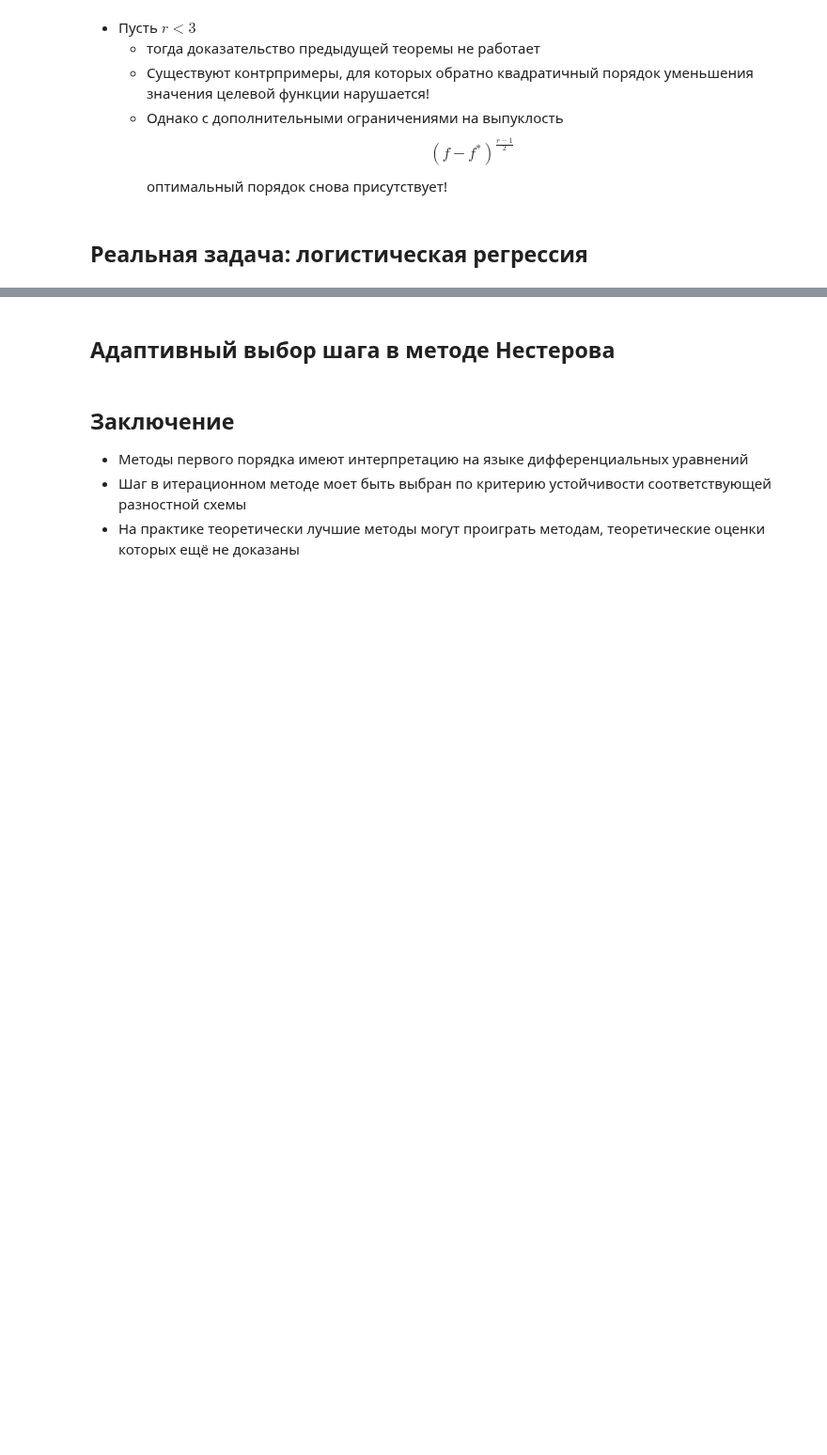
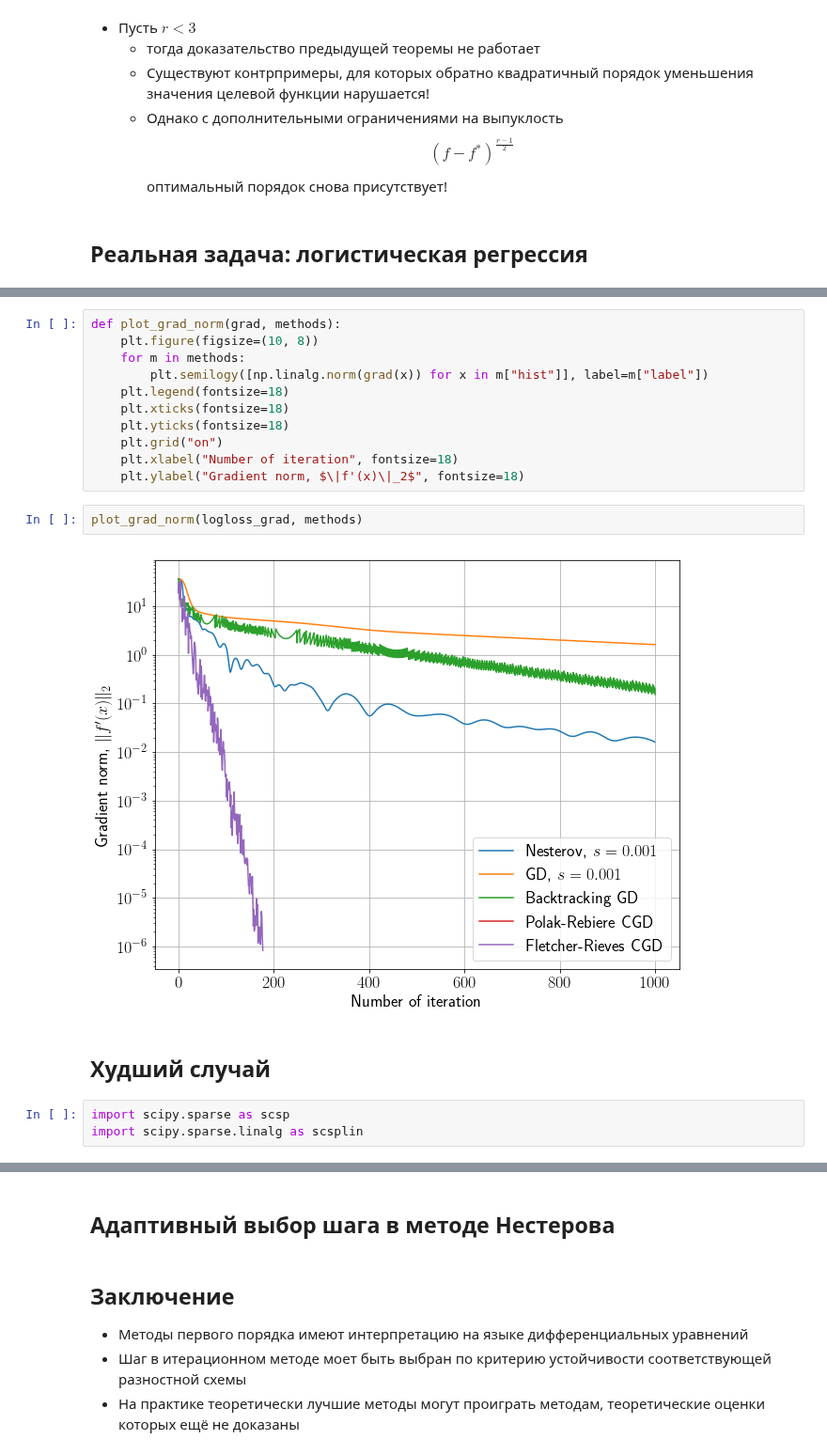
Before and after one commit to amkatrutsa/optimization_course, a Jupyter notebook: ODE4NesterovAcc/ODE4NesterovAcc.ipynb, the cells around one changed output, grey strips where cells are left out. Shown at 94% size. Saved outputs shown, nothing was run; the diff lists cells and outputs as text; blank space fills up the shorter version.

```diff
--- a/ODE4NesterovAcc/ODE4NesterovAcc.ipynb
+++ b/ODE4NesterovAcc/ODE4NesterovAcc.ipynb
@@ -438,0 +486,20 @@ Polak-Rebiere CGD: f* = 0.559888997883, accuracy = 0.725
+# %%
+def plot_grad_norm(grad, methods):
+    plt.figure(figsize=(10, 8))
+    for m in methods:
+        plt.semilogy([np.linalg.norm(grad(x)) for x in m["hist"]], label=m["label"])
+    plt.legend(fontsize=18)
+    plt.xticks(fontsize=18)
+    plt.yticks(fontsize=18)
+    plt.grid("on")
+    plt.xlabel("Number of iteration", fontsize=18)
+    plt.ylabel("Gradient norm, $\|f'(x)\|_2$", fontsize=18)
+# %%
+plot_grad_norm(logloss_grad, methods)
+# %% [output]
+[figure, added]
+# %% [markdown]
+## Худший случай
+# %%
+import scipy.sparse as scsp
+import scipy.sparse.linalg as scsplin
```
Also changed, not shown: parts of 17 cells of this notebook, 1 other file.
